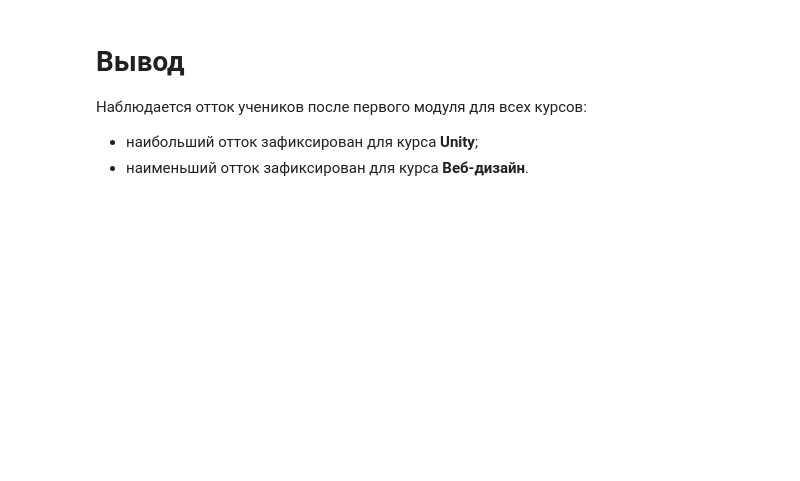
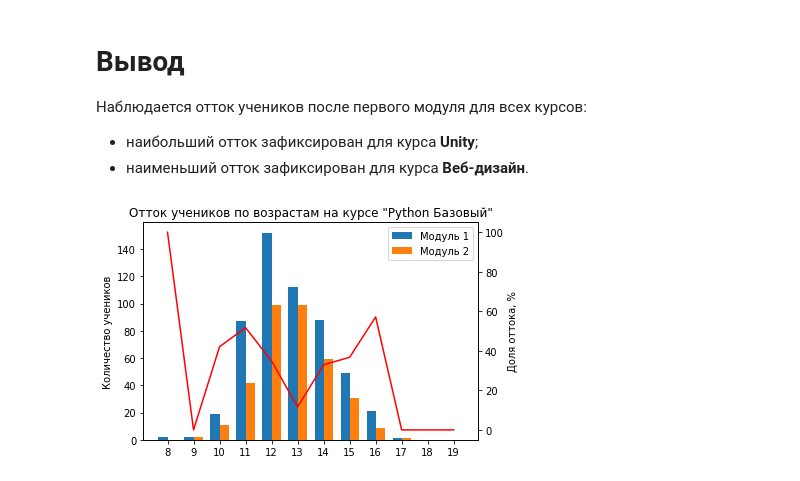
Before and after one commit to madrahimova/test-task-2021, a Jupyter notebook: part2/task.ipynb, the cells around one changed output. Drawn from its saved outputs; the diff is of its cells as text; code cells hidden in the pictures; blank space fills up the shorter version.

```diff
--- a/part2/task.ipynb
+++ b/part2/task.ipynb
@@ -77,3 +77,38 @@ No handles with labels found to put in legend.
 Наблюдается отток учеников после первого модуля для всех курсов:
 *   наибольший отток зафиксирован для курса **Unity**;
 *   наименьший отток зафиксирован для курса **Веб-дизайн**.
+# %%
+def get_count_by_age(age, m2=False):
+  if not m2:
+    return len(df[(datetime(2021, 4, 1) < df['Дата первого занятия'] +
+                  timedelta(days=28)) & (df['М2'] == 0) & (df['age'] == age) & (df['Курс'] == 'Python Базовый')])
+  return len(df[(datetime(2021, 4, 1) >= df['Дата первого занятия'] +
+                  timedelta(days=28)) & (df['М2'] == 1) & (df['age'] == age) & (df['Курс'] == 'Python Базовый')])
+# %%
+age = sorted(np.unique(df['age']))
+
+x = np.arange(len(age))
+width = 0.35
+
+y1 = [get_count_by_age(age=a) for a in age]
+y2 = [get_count_by_age(age=a, m2=True) for a in age]
+
+fig, ax1 = plt.subplots()
+cols1 = ax1.bar(x - width / 2, y1, width, label='Модуль 1')
+cols2 = ax1.bar(x + width / 2, y2, width, label='Модуль 2')
+
+ax1.set_ylabel('Количество учеников')
+ax1.set_title('Отток учеников по возрастам на курсе "Python Базовый"')
+ax1.set_xticks(x)
+ax1.set_xticklabels(age)
+
+ax2 = ax1.twinx()
+ax2.set_ylabel('Доля оттока, %')
+
+y = [(p1 - p2) / p1 * 100 if p1 != 0 else 0 for p1, p2 in zip(y1, y2)]  # + случай, когда количество учеников равно 0
+sb.lineplot(y=y, x=x, color='red')
+
+ax1.legend()
+plt.show()
+# %% [output]
+[figure, added]
```
Also changed, not shown: parts of 3 cells of this notebook.
